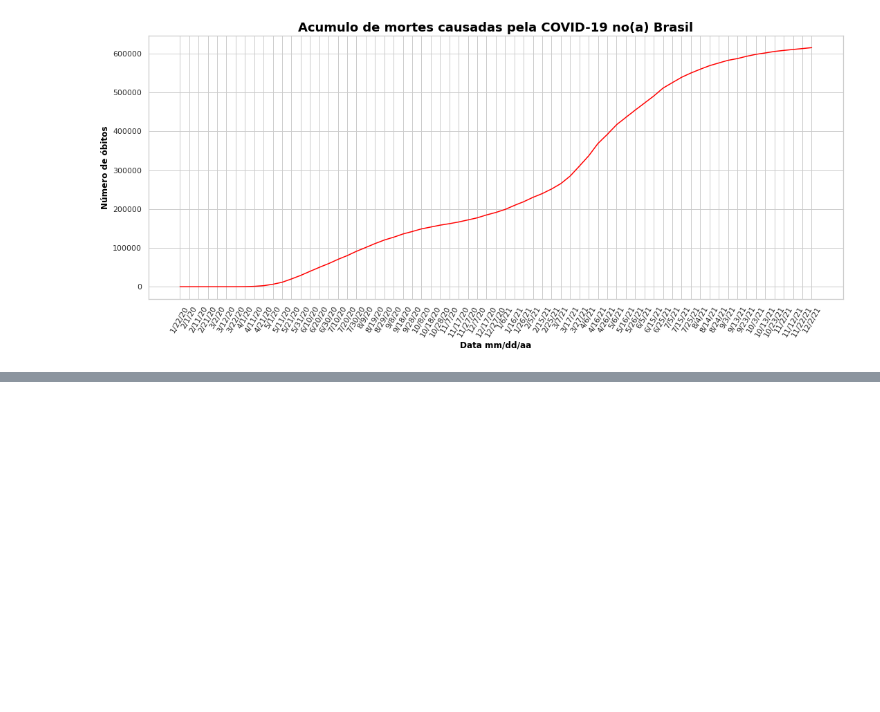
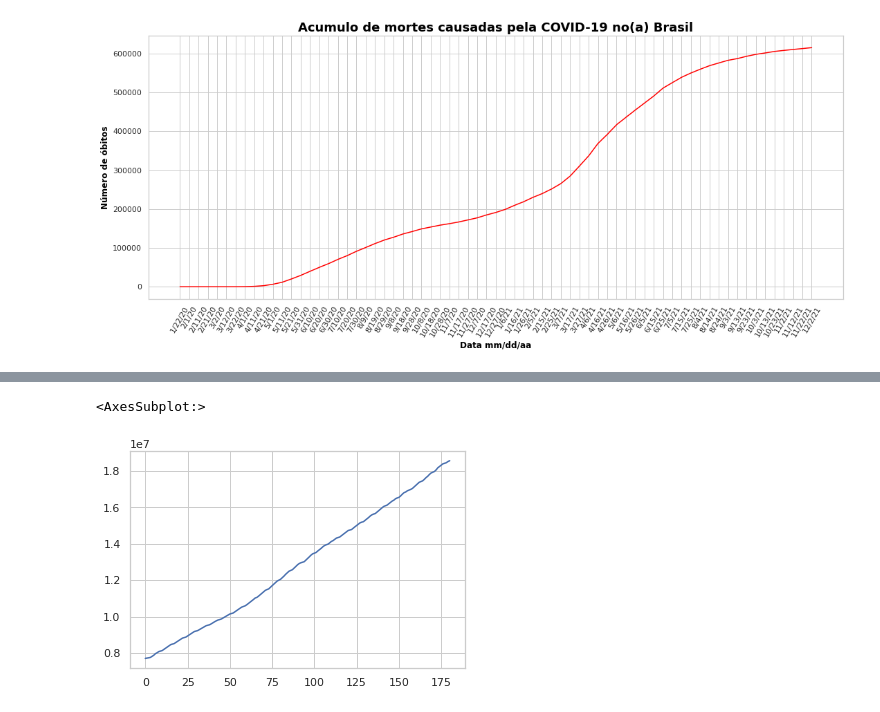
Before and after one commit to vns840/Analise_Covid-19, a Jupyter notebook: AnaliseCovid.ipynb, the cells around one changed output, grey strips where cells are left out. Saved outputs shown, nothing was run; the diff lists cells and outputs as text; code cells hidden in the pictures; blank space fills up the shorter version.

Commit message:
add analise exploratrio de dados sobre Covid-19 e upload da base

```diff
--- a/AnaliseCovid.ipynb
+++ b/AnaliseCovid.ipynb
@@ -579,0 +587,2 @@ Grafico_de_linha(data_br, mortes_br, 'Brasil')
+# %%
+covid_br = pd.read_csv('base/HIST_PAINEL_COVIDBR_2021_Parte1_05dez2021.csv', sep=';')
@@ -579,0 +605,5 @@ Grafico_de_linha(data_br, mortes_br, 'Brasil')
+# %%
+covid_br[covid_br.estado.isna()].casosAcumulado.plot()
+# %% [output]
+<AxesSubplot:>
+[figure, added]
```
Also changed, not shown: parts of 15 cells of this notebook, 1 other file.
